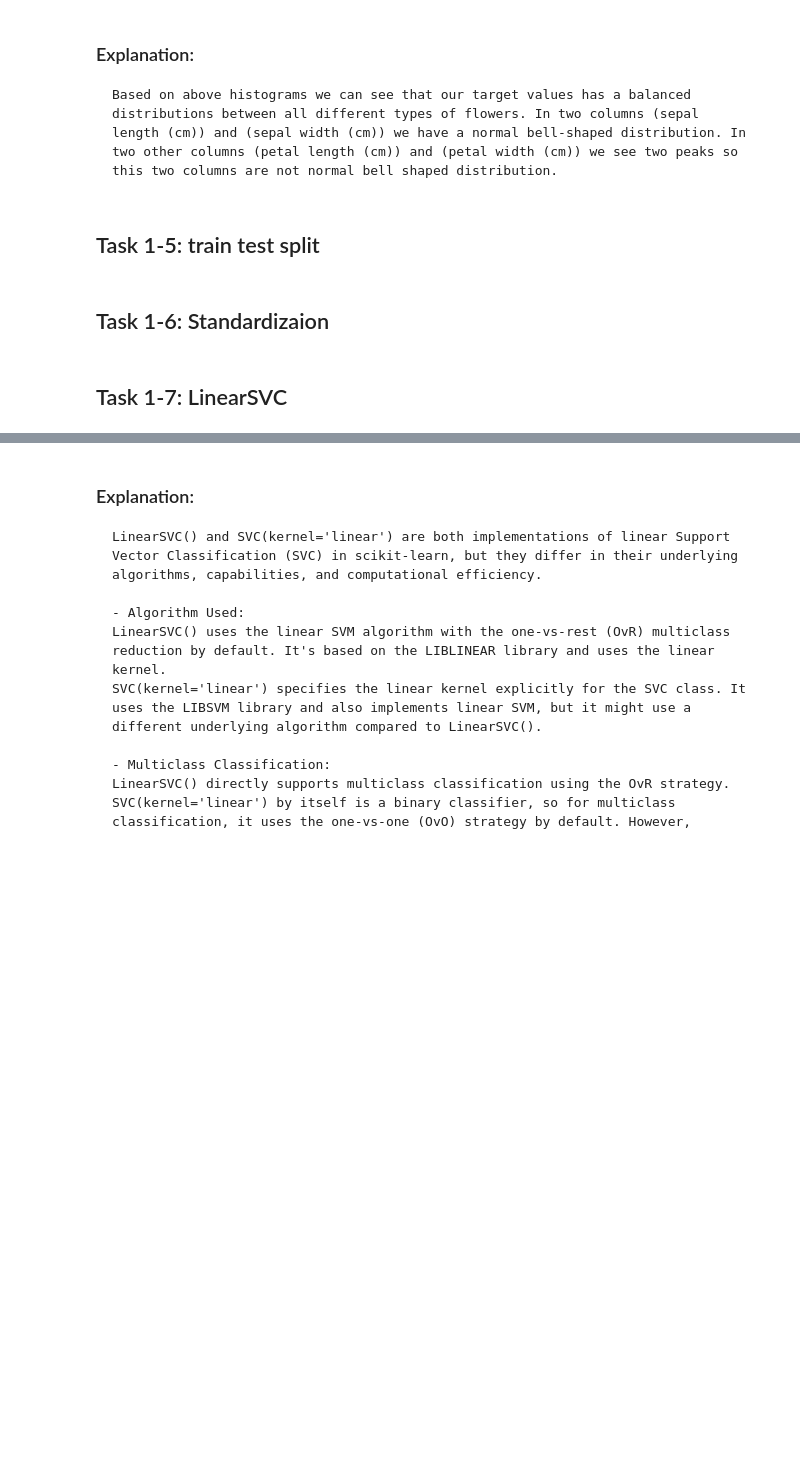
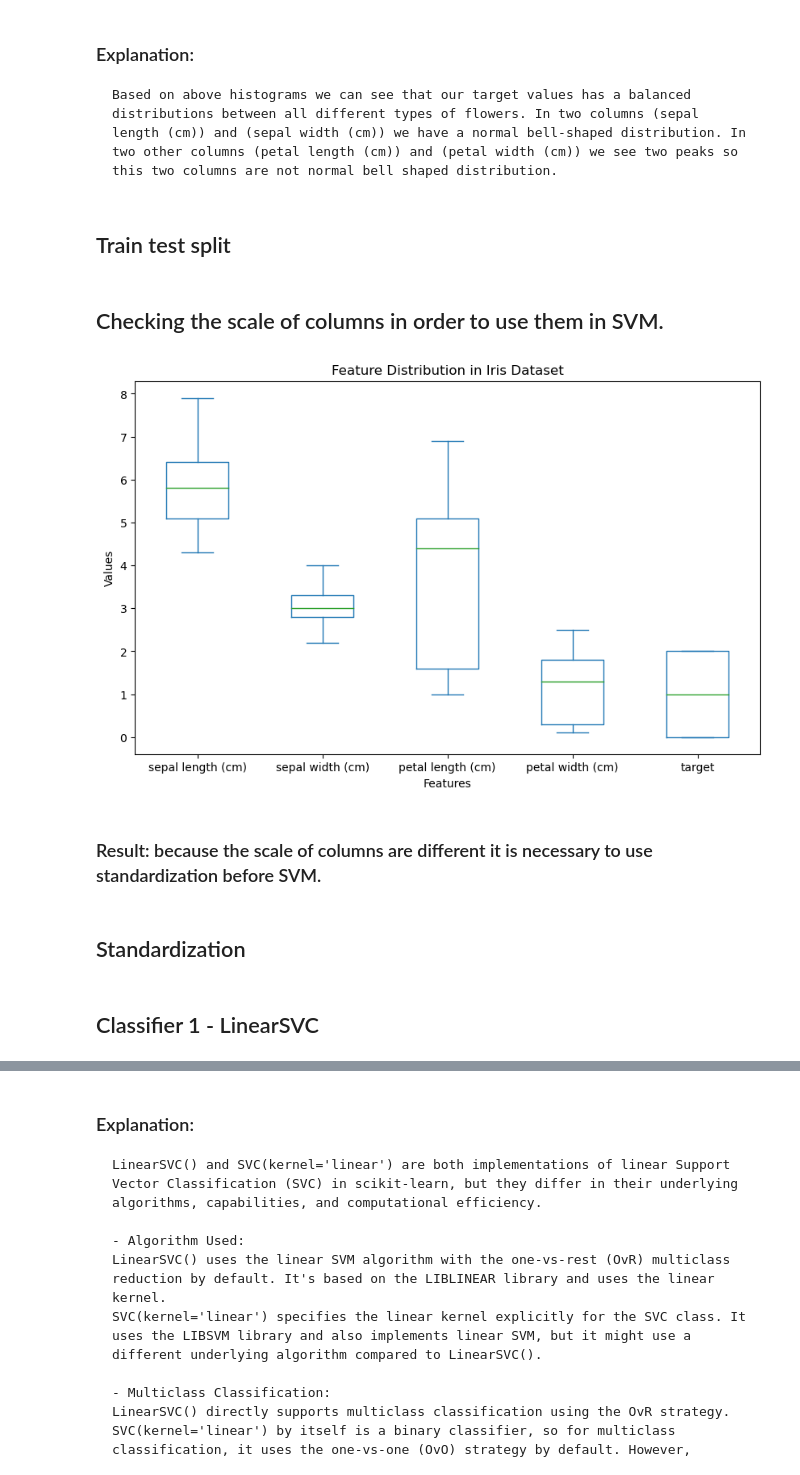
Before and after one commit to AnnaJazayeri/SVM---Regularization-and-Hyperparameter, a Jupyter notebook: SVM Support Vector Mchine - IRIS dataset.ipynb, the cells around one changed output, grey strips where cells are left out. Saved outputs shown, nothing was run; the diff lists cells and outputs as text; code cells hidden in the pictures; blank space fills up the shorter version.

```diff
--- a/SVM Support Vector Mchine - IRIS dataset.ipynb
+++ b/SVM Support Vector Mchine - IRIS dataset.ipynb
@@ -96,5 +176,5 @@ plt.show()
 ### Explanation:
     Based on above histograms we can see that our target values has a balanced distributions between all different types of flowers. In two columns (sepal length (cm)) and (sepal width (cm)) we have a normal bell-shaped distribution. In two other columns (petal length (cm)) and (petal width (cm)) we see two peaks so this two columns are not normal bell shaped distribution.
 # %% [markdown]
-## Task 1-5: train test split
+## Train test split
 # %%
@@ -103,15 +184,28 @@ y = iris_dataset.target
 
 # Train test split
 X_train, X_test, y_train, y_test = train_test_split(X, y, test_size=0.2, random_state=42)
+# %% [markdown]
+## Checking the scale of columns in order to use them in SVM.
+# %%
+# Visualize feature distributions
+iris_df.plot(kind='box', figsize=(10, 6))
+plt.title('Feature Distribution in Iris Dataset')
+plt.xlabel('Features')
+plt.ylabel('Values')
+plt.show()
+# %% [output]
+[figure, added]
+# %% [markdown]
+### Result: because the scale of columns are different it is necessary to use standardization before SVM.
 # %% [markdown]
-## Task 1-6: Standardizaion
+## Standardization
 # %%
 # Standardize features by removing the mean and scaling to unit variance
 scaler = StandardScaler()
 X_train = scaler.fit_transform(X_train)
 X_test = scaler.transform(X_test)
 # %% [markdown]
-## Task 1-7: LinearSVC
+## Classifier 1 - LinearSVC
 # %%
 # Initialize and train LinearSVC
 linear_svc = LinearSVC()
```
Also changed, not shown: parts of 32 cells of this notebook.
